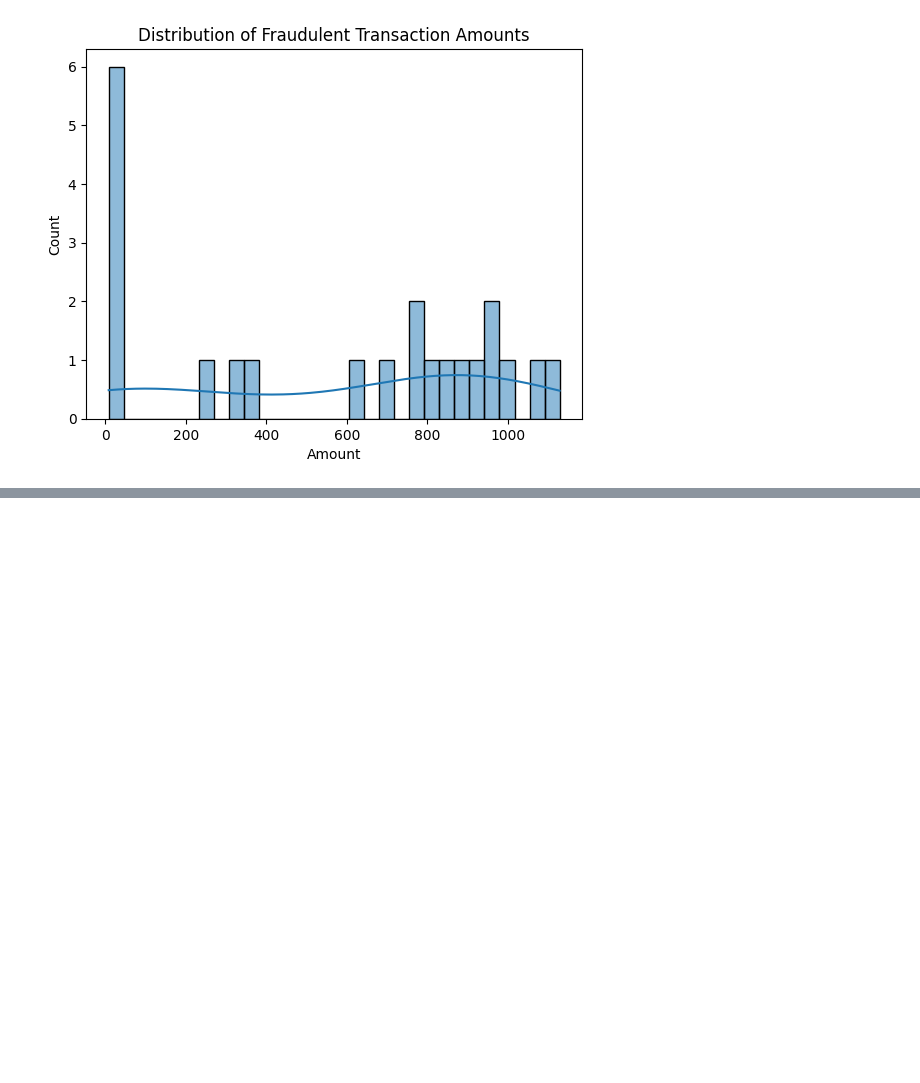
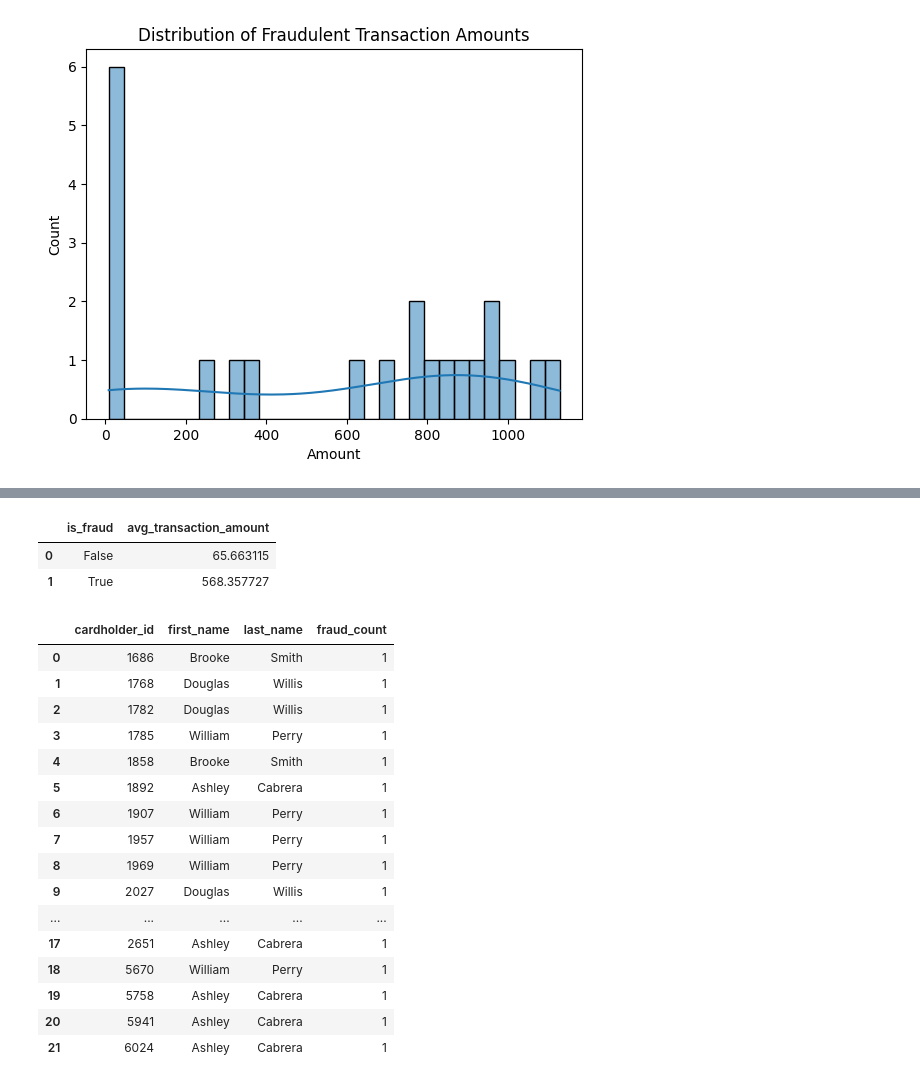
Before and after one commit to COP3710CreditCardFraudDetection/CCFraudDetectionDB, a Jupyter notebook: Team7.ipynb, the cells around one changed output, grey strips where cells are left out. Drawn from its saved outputs; the diff is of its cells as text; code cells hidden in the pictures; blank space fills up the shorter version.

```diff
--- a/Team7.ipynb
+++ b/Team7.ipynb
@@ -42,0 +84,51 @@ plt.show()
+# %%
+#Query 4:Find avg transaction amount for fraudlent and non fraudulent transactions: false being non-fraudulent, true being fraudulent.
+Query4 = """SELECT is_fraud, AVG(amount) AS avg_transaction_amount
+FROM transactions
+GROUP BY is_fraud;"""
+df4 = pd.read_sql(Query4, engine)
+from IPython.display import display
+display(df4)
+
+
+import matplotlib.pyplot as plot
+import seaborn as sns
+#plot
+# %% [output]
+|  | is_fraud | avg_transaction_amount |
+| 0 | False | 65.663115 |
+| 1 | True | 568.357727 |
+# %%
+#Query 5:lists the cardholders who have made fraudulaent transactions and number of transactions they have made.
+Query5 = """SELECT c.cardholder_id, c.first_name, c.last_name, COUNT(t.transaction_id) AS fraud_count
+FROM transactions t
+JOIN cardholder c ON t.cardholder_id = c.cardholder_id
+WHERE t.is_fraud = TRUE
+GROUP BY c.cardholder_id, c.first_name, c.last_name
+ORDER BY fraud_count DESC;"""
+df5 = pd.read_sql(Query5, engine)
+#To display
+from IPython.display import display
+display(df5)
+
+import matplotlib.pyplot as plot
+import seaborn as sns
+#plot
+# %% [output]
+|  | cardholder_id | first_name | last_name | fraud_count |
+| 0 | 1686 | Brooke | Smith | 1 |
+| 1 | 1768 | Douglas | Willis | 1 |
+| 2 | 1782 | Douglas | Willis | 1 |
+| 3 | 1785 | William | Perry | 1 |
+| 4 | 1858 | Brooke | Smith | 1 |
+| 5 | 1892 | Ashley | Cabrera | 1 |
+| 6 | 1907 | William | Perry | 1 |
+| 7 | 1957 | William | Perry | 1 |
+| 8 | 1969 | William | Perry | 1 |
+| 9 | 2027 | Douglas | Willis | 1 |
+| ... | ... | ... | ... | ... |
+| 17 | 2651 | Ashley | Cabrera | 1 |
+| 18 | 5670 | William | Perry | 1 |
+| 19 | 5758 | Ashley | Cabrera | 1 |
+| 20 | 5941 | Ashley | Cabrera | 1 |
+| 21 | 6024 | Ashley | Cabrera | 1 |
```
Also changed, not shown: parts of 7 cells of this notebook.
